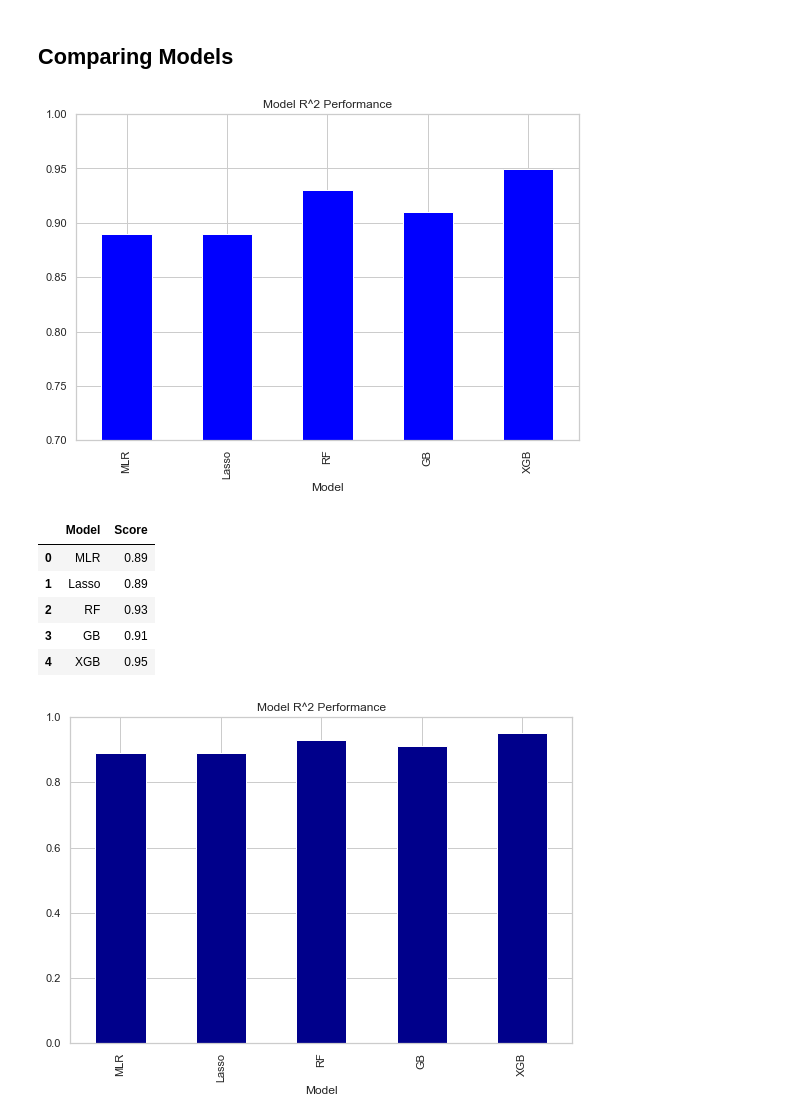
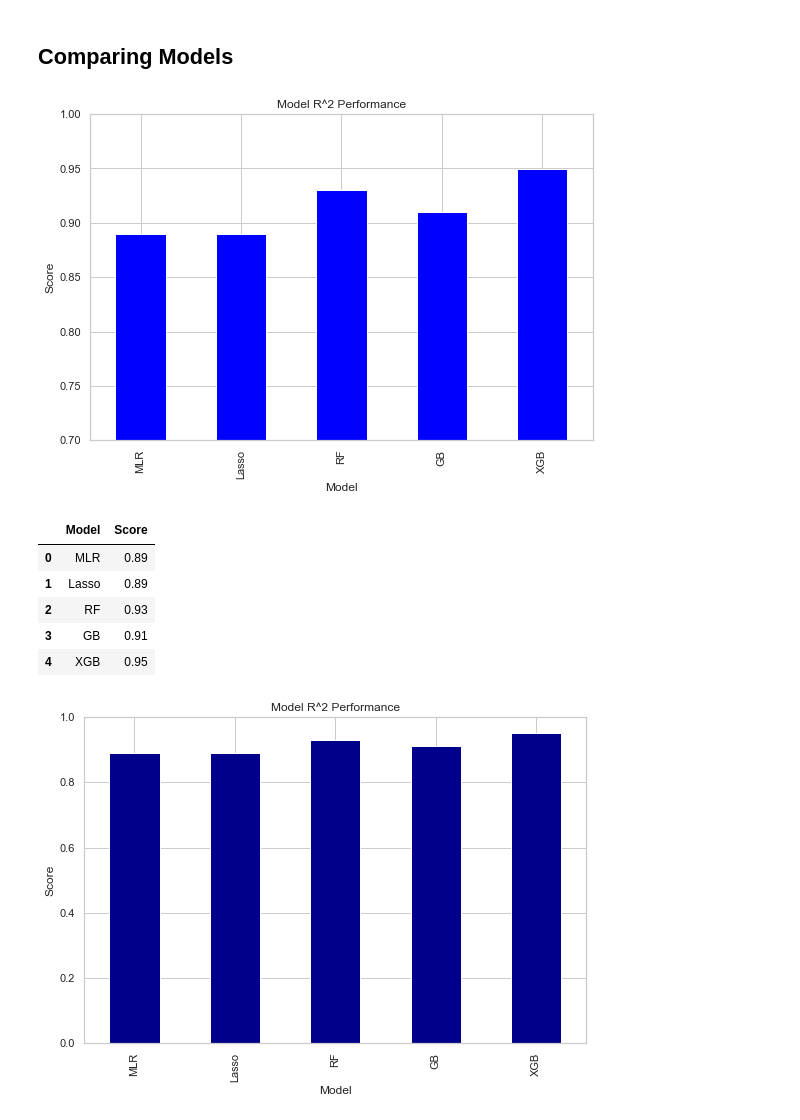
Before and after one commit to mwc201/Housing_Price_Prediction, a Jupyter notebook: Marcus_C/Model_Comparison.ipynb, the cells around one changed output. Cells and saved outputs as stored; diff of their text form; code cells hidden in the pictures.

Commit message:
update graphs

```diff
--- a/Marcus_C/Model_Comparison.ipynb
+++ b/Marcus_C/Model_Comparison.ipynb
@@ -506,22 +518,24 @@ r2_scores.loc[4] = 'XGB', round(xgb.score(Xu_train, yu_train), 2)
 # %%
 r2_scores.plot.bar(x = 'Model', y ='Score', color = 'blue',legend=None)
 plt.title('Model R^2 Performance')
+plt.ylabel('Score')
 plt.ylim(.7,1)
 r2_scores
 
-#plt.savefig("r2_scores.png")
+plt.savefig("r2_scores.png")
 # %% [output]
-[figure, old version]
+[figure, new version]
 # %%
 r2_scores.plot.bar(x = 'Model', y ='Score', color = 'darkblue',legend=None)
 plt.title('Model R^2 Performance')
+plt.ylabel('Score')
 plt.ylim(0,1)
 r2_scores
 # %% [output]
 |  | Model | Score |
 | 0 | MLR | 0.89 |
 | 1 | Lasso | 0.89 |
 | 2 | RF | 0.93 |
 | 3 | GB | 0.91 |
 | 4 | XGB | 0.95 |
-[figure, old version]
+[figure, new version]
```
Also changed, not shown: parts of 8 cells of this notebook.
